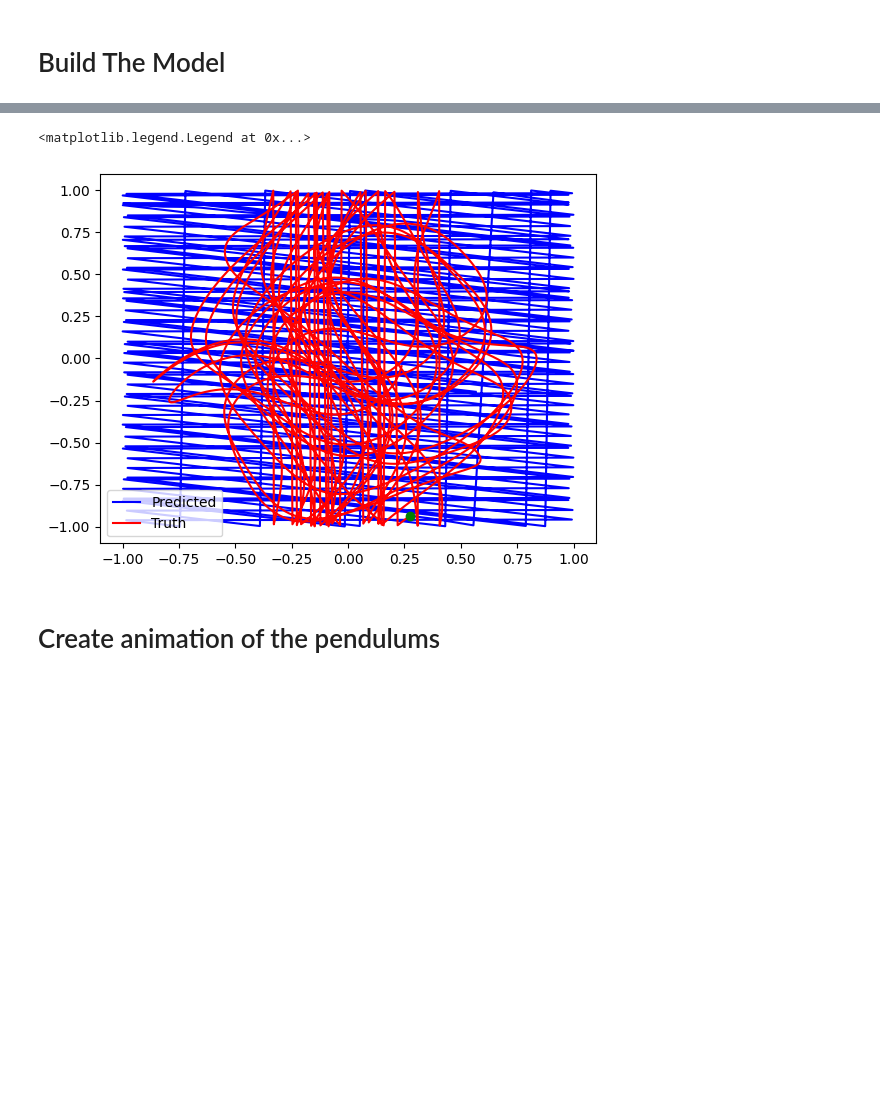
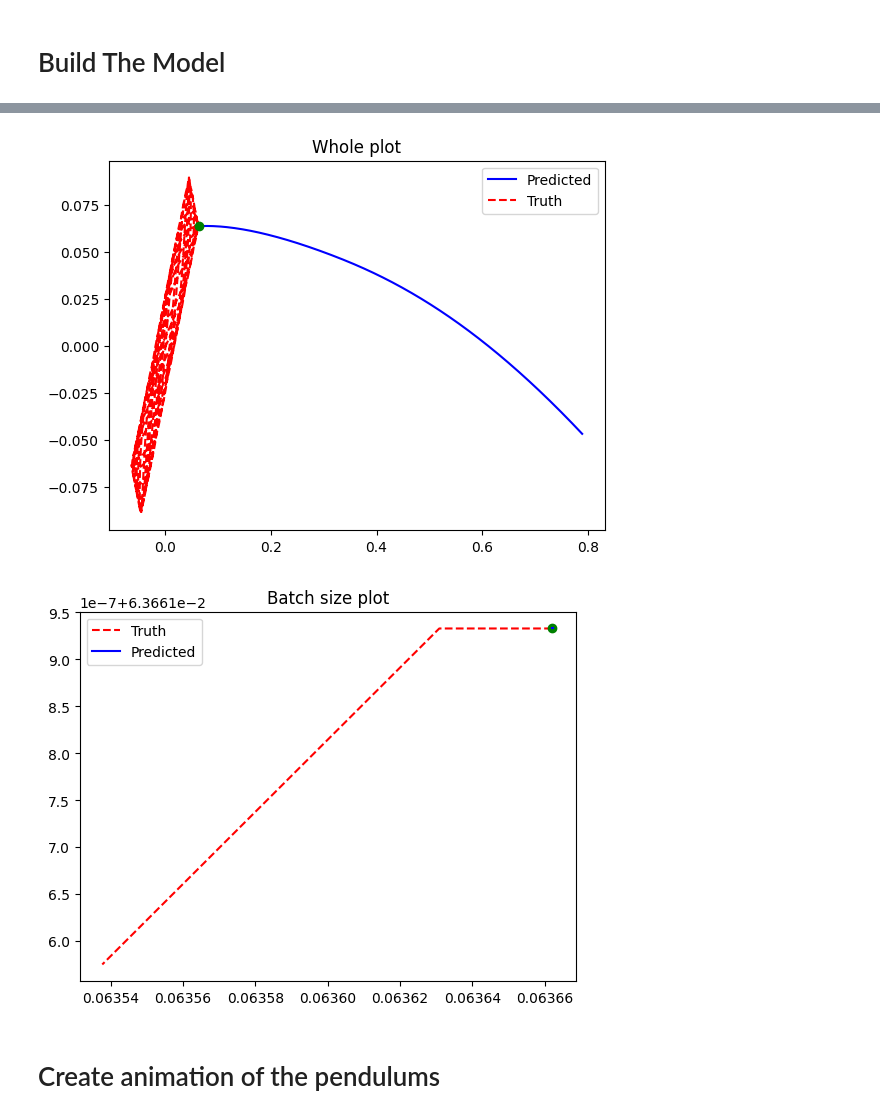
Before and after one commit to jakedorman64/internship, a Jupyter notebook: Double_Pendulum_NeuralODE.ipynb, the cells around one changed output, grey strips where cells are left out. Saved outputs shown, nothing was run; the diff lists cells and outputs as text; code cells hidden in the pictures; blank space fills up the shorter version.

```diff
--- a/Double_Pendulum_NeuralODE.ipynb
+++ b/Double_Pendulum_NeuralODE.ipynb
@@ -175,7 +190,7 @@ class Dataset:
 # %%
 # Now that we have defined our dataset class, we can make our datasets:
-train_dataset = Dataset(x_train, y_train, batch_size)
-eval_dataset = Dataset(x_test, y_test, batch_size)
+train_dataset = Dataset(x_train, training_batch_size)
+eval_dataset = Dataset(x_test, training_batch_size)
 # %%
 # Define a batch of data.
 class Batch(NamedTuple):
@@ -190,15 +205,15 @@ class TrainingState(NamedTuple):
 # Define the neural network.
 def FeedForward(x):
   mlp = hk.Sequential([
-      hk.Linear(64), jax.nn.relu,
-      hk.Linear(64), jnp.sinc,
-      hk.Linear(64), jax.nn.relu,
-      hk.Linear(4),
+      hk.Linear(16), jax.nn.sigmoid,
+      hk.Linear(16), jax.nn.relu,
+      hk.Linear(16), jax.nn.sigmoid,
+      hk.Linear(2),
   ])
   return mlp(x)
 
 # Define our network and optimiser.
 network = hk.without_apply_rng(hk.transform(FeedForward))
-optimiser = optax.adam(1e-3)
+optimiser = optax.adam(1e-5)
 # %%
 # Define our mean squared error loss.
@@ -250,9 +270,10 @@ def update(state: TrainingState, batch: Batch) -> TrainingState:
   #return the training state with the new parameters and the optimiser.
   return TrainingState(params, opt_state)
 # %%
-#Initialising the parameters randomly.
+
+ #Initialising the parameters randomly.
 rng = jax.random.PRNGKey(12)
-initial_params = network.init(rng, y_train[1])
+initial_params = network.init(rng, x_train[1])
 
 # Initialise the optimiser and the define the state.
 initial_opt_state = optimiser.init(initial_params)
@@ -281,17 +302,16 @@ Weights : (64, 4), Biases : (4,)
 # %%
 # Training & evaluation loop.
+
 train_loss_list = []
 val_loss_list = []
 for step in range(gradient_updates):
   # Do stochastic gradient descent on a batch of training examples.
   state = update(state, next(train_dataset))
 
-  # Print the training and evaluation loss every 1000 time steps.
-  if step == 1:
-    break
+  # Print the training and evaluation loss every 1000 time steps. We normalise the loss so that if we change batch size, the loss stays at the same scale.
 
   if step % 100 == 0:
-    train_loss_list.append(MeanSquaredErrorLoss(state.params, next(train_dataset)))
-    val_loss_list.append(MeanSquaredErrorLoss(state.params, next(eval_dataset)))
+    train_loss_list.append(MeanSquaredErrorLoss(state.params, next(train_dataset)) / (training_batch_size * prediction_batch_size))
+    val_loss_list.append(MeanSquaredErrorLoss(state.params, next(eval_dataset)) / (training_batch_size * prediction_batch_size))
     print("Step {}: train loss {}, eval loss {}".format(step, train_loss_list[-1], val_loss_list[-1]))
 # %% [output]
@@ -321,17 +342,30 @@ plt.plot(val_loss_list, color="red")
 # %%
  # Generate data from our neural network. odeint doesn't know to normalise it, so we will normalise it in the same way as before.
 # Our initial value will be the first point in our normalised data array.
 
-predicted_data = odeint(nn_predict, normalised_data[0], tsteps, state.params)
+full_steps = np.array([dt*i for i in range(data_points)])
+
+predicted_data = odeint(nn_predict, normalised_data[0], full_steps, state.params)
 predicted_data = normalise_predictions(predicted_data)
 
 plt.plot(predicted_data[:, 0], predicted_data[:, 1], color="blue", label="Predicted")
-plt.plot(normalised_data[:, 0], normalised_data[:, 1], color="red", label="Truth")
+plt.plot(normalised_data[:, 0], normalised_data[:, 1], color="red", label="Truth", linestyle="dashed")
 plt.plot(normalised_data[0,0], normalised_data[0,1], "o", color="green")
 plt.legend()
+plt.title("Whole plot")
+plt.show()
+plt.close()
+
+plt.plot(predicted_data[:prediction_batch_size, 0], predicted_data[:prediction_batch_size, 1], color="blue", label="Predicted")
+plt.plot(normalised_data[:prediction_batch_size, 0], normalised_data[:prediction_batch_size, 1], color="red", label="Truth", linestyle="dashed")
+plt.plot(normalised_data[0,0], normalised_data[0,1], "o", color="green")
+plt.legend()
+plt.title("Batch size plot")
+plt.show()
+plt.close()
 # %% [output]
-<matplotlib.legend.Legend at 0x...>
-[figure, old version]
+[figure, new version]
+[figure, added]
 # %% [markdown]
 # Create animation of the pendulums
 # %%
```
Also changed, not shown: parts of 11 cells of this notebook.
